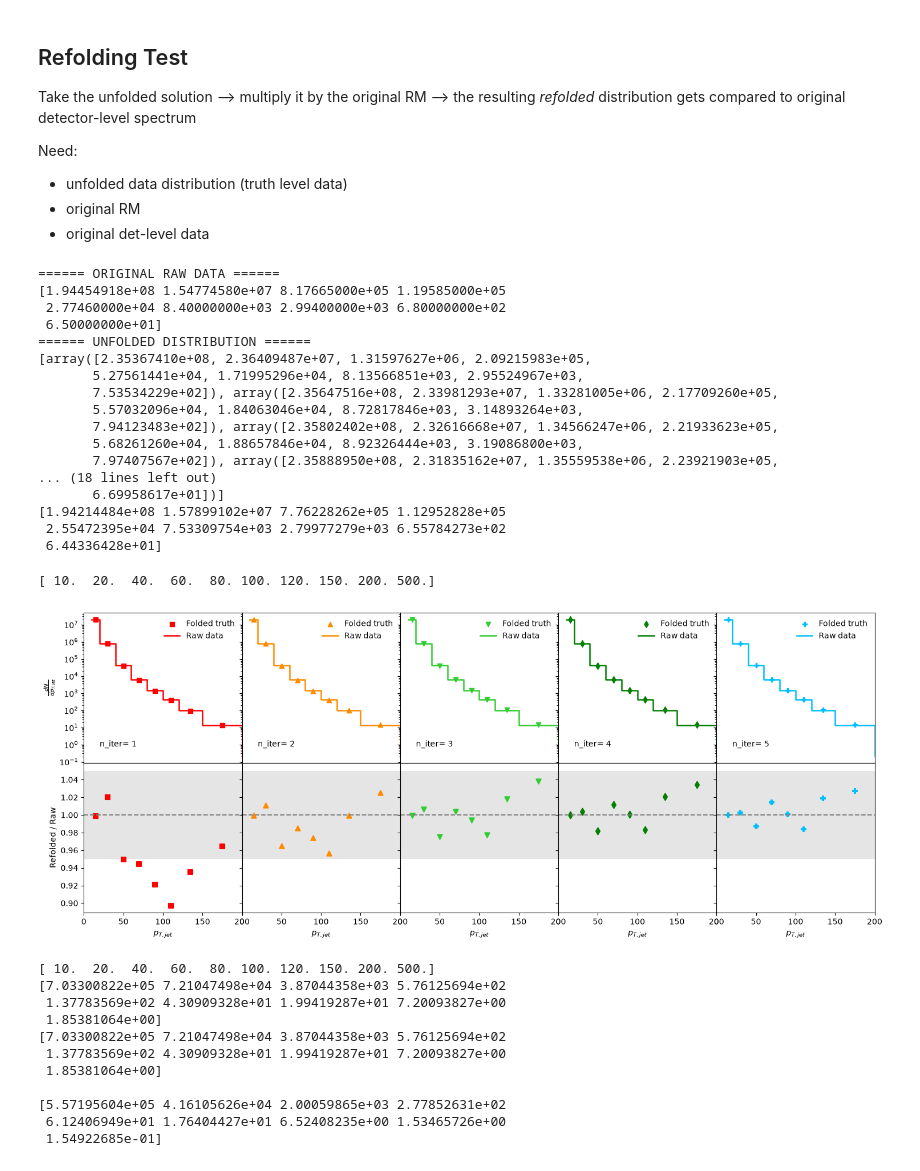
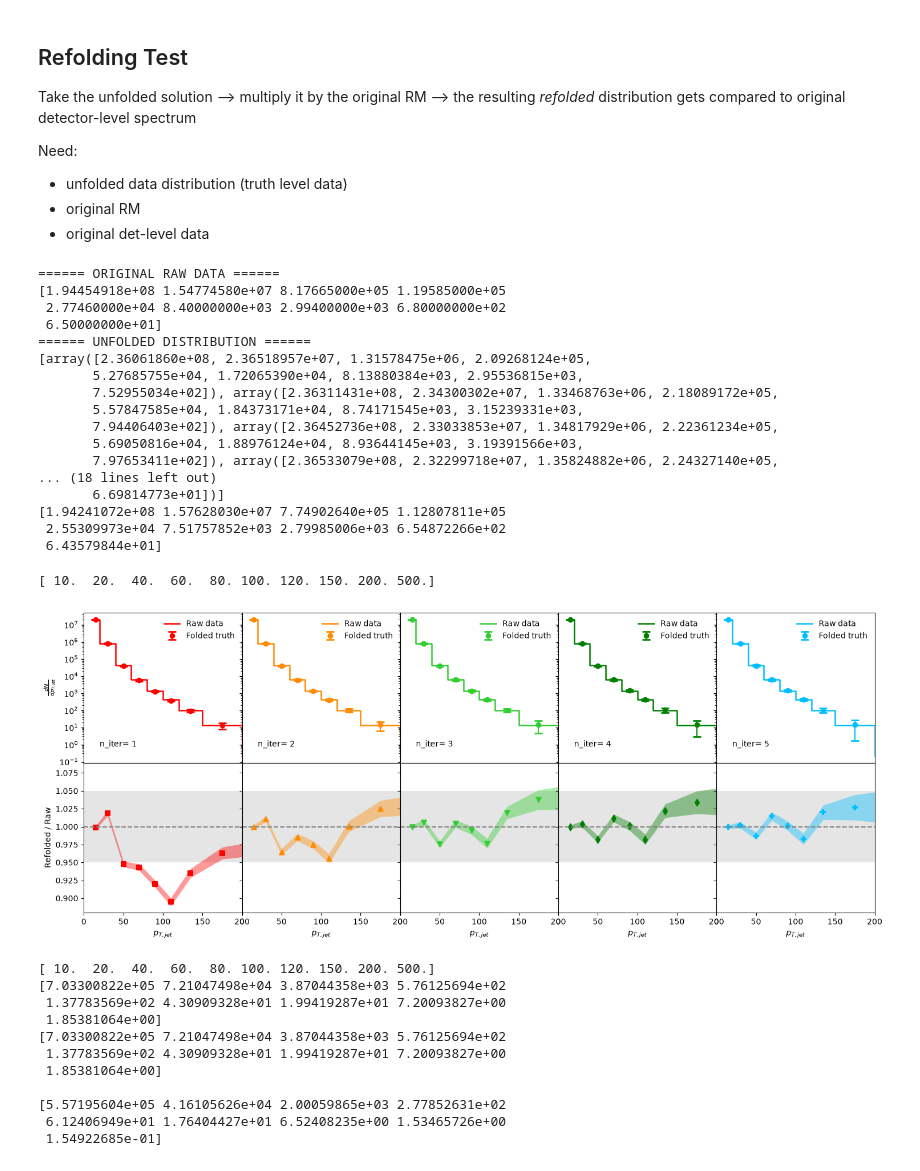
Before and after one commit to y-song/alian, a Jupyter notebook: plots1D_closure_tests.ipynb, the cells around one changed output. Saved outputs shown, nothing was run; the diff lists cells and outputs as text; code cells hidden in the pictures.

Commit message:
drafting more 1D closure tests

```diff
--- a/plots1D_closure_tests.ipynb
+++ b/plots1D_closure_tests.ipynb
@@ -54,10 +54,10 @@ len(binning)
 # file defs, hist imports
 
 f_unfolded = ur.open("/global/cfs/cdirs/alice/blianggi/mypyjetty/storage/jse/rootfiles/unfolding/unfolded1D.root")
-f_preunfold_rm = ur.open("/global/cfs/cdirs/alice/alicepro/hiccup/rstorage/alice/AnalysisResults/blianggi/jse/rms/58919321/response_groomed_forunfolding_merged.root")
-f_preunfold_rm2 = ur.open("/global/cfs/cdirs/alice/alicepro/hiccup/rstorage/alice/AnalysisResults/blianggi/jse/rms/58919321/response_groomed_merged_partial.root")
+f_preunfold_rm = ur.open("/global/cfs/cdirs/alice/alicepro/hiccup/rstorage/alice/AnalysisResults/blianggi/jse/rms/60403841/response_groomed_forunfolding_merged.root")
+f_preunfold_rm2 = ur.open("/global/cfs/cdirs/alice/alicepro/hiccup/rstorage/alice/AnalysisResults/blianggi/jse/rms/60403841/response_groomed_merged_partial.root")
 f_closure_tests = ur.open("/global/cfs/cdirs/alice/blianggi/mypyjetty/storage/jse/rootfiles/unfolding/unfolded1D_tests.root")
-f_raw_data = ur.open("/global/cfs/cdirs/alice/alicepro/hiccup/rstorage/alice/AnalysisResults/blianggi/jse/data/60017705/AnalysisResultsMerged_groomedbins.root")
+f_raw_data = ur.open("/global/cfs/cdirs/alice/alicepro/hiccup/rstorage/alice/AnalysisResults/blianggi/jse/data/60320414/AnalysisResultsMerged_groomedbins.root")
 
 # MC, true [theta0_G]
 h1_gen_all = f_preunfold_rm["jet_all_gen_eff_den_groomed"] #"gen1D"]
@@ -168,7 +168,7 @@ for i in range(1, n_iter+1):
 # if closure:
 #     h1_true = f_preunfold_rm["jet_match_gen_eff_num_groomed"] #"gen1D"]
 # %%
-def plot_closure_test(n_iter, bincenters, binning, binwidths, y_lines, y_points, L_colors, L_markers, label_lines, label_points, unfolding=True):
+def plot_closure_test(n_iter, bincenters, binning, binwidths, y_lines, y_points, y_points_err, L_colors, L_markers, label_lines, label_points, unfolding=True):
     # Plot refolding test in panels, with each panel covering one iteration
 
     fig, axs = plt.subplots(2, 5, figsize=(15, 6), sharex=True, sharey='row', gridspec_kw={'wspace': 0, 'hspace': 0})
@@ -180,8 +180,8 @@ def plot_closure_test(n_iter, bincenters, binning, binwidths, y_lines, y_points,
     for i in range(n_iter):
         # TOP PANEL - DISTRIBUTIONS
         ax = axs[0, i]
-        ax.scatter(bincenters, y_points[i] / binwidths, color=L_colors[i], marker=L_markers[i], label=label_points, lw=1) #"MC matched gen"
-        # ax.errorbar(bincenters[i], y_raw, yerr=theta0_G_err[i], capsize=5, capthick=2, fmt='o', linestyle="None", color=L_colors[i])
+        # ax.scatter(bincenters, y_points[i] / binwidths, color=L_colors[i], marker=L_markers[i], label=label_points, lw=1) #"MC matched gen"
+        ax.errorbar(bincenters, y_points[i] / binwidths, yerr=y_points_err[i], capsize=5, capthick=2, fmt='o', linestyle="None", color=L_colors[i], label=label_points)
         ax.step(binning[:-1], y_lines / binwidths, where="post", color=L_colors[i], label=label_lines, lw=1.8, ls='-') #"Unfolded MC"
 
         info_text = ("n_iter= {}".format(i+1)) #\n")
@@ -209,6 +209,9 @@ def plot_closure_test(n_iter, bincenters, binning, binwidths, y_lines, y_points,
 
         yvals_ratio = safe_divide(y_points[i], y_lines, filler=1)
         ax.scatter(bincenters, yvals_ratio, color=L_colors[i], marker=L_markers[i], lw=1.5) #, where='post')
+        yerrs_ratio = safe_divide(y_points_err[i], y_points[i])
+        ax.fill_between(bincenters, (yvals_ratio-yerrs_ratio), (yvals_ratio+yerrs_ratio), alpha=0.4, edgecolor=L_colors[i], facecolor=L_colors[i], linewidth=0)
+
         ax.axhline(1.0, color='gray', linestyle='--')
         # ax.set_ylim(0.7, 1.3)
 
@@ -693,11 +698,14 @@ Need:
 - original det-level data
 # %%
 proj = lambda a : a.values()
+proj_err = lambda a : a.errors()
+proj_err_unf = lambda a : np.sqrt(a.errors()**2 + a.values())
 
 # Extract 1D array values
 y_raw = h1_raw.values() if hasattr(h1_raw, "values") else h1_raw
 y_unfolded = [proj(a) for a in h1_unfolded]
 y_refolded = [proj(a) for a in h1_refolded]
+y_refolded_err = [proj_err(a) for a in h1_refolded]
 # y_refolded_noeffpur = [proj(a) for a in h1_refolded_noeffpur]
 
 
@@ -708,7 +716,6 @@ y_refolded = [proj(a) for a in h1_refolded]
 
 
 
-
 # # Get 2D matrix array from ROOT/uproot (shape: [N_reco, N_gen])
 # rm_matrix = matrix1D.values() if hasattr(matrix1D, "values") else matrix1D
 # %%
@@ -731,18 +738,18 @@ print(y_refolded[0])
  2.77460000e+04 8.40000000e+03 2.99400000e+03 6.80000000e+02
  6.50000000e+01]
 ====== UNFOLDED DISTRIBUTION ======
-[array([2.35367410e+08, 2.36409487e+07, 1.31597627e+06, 2.09215983e+05,
-       5.27561441e+04, 1.71995296e+04, 8.13566851e+03, 2.95524967e+03,
-       7.53534229e+02]), array([2.35647516e+08, 2.33981293e+07, 1.33281005e+06, 2.17709260e+05,
-       5.57032096e+04, 1.84063046e+04, 8.72817846e+03, 3.14893264e+03,
-       7.94123483e+02]), array([2.35802402e+08, 2.32616668e+07, 1.34566247e+06, 2.21933623e+05,
-       5.68261260e+04, 1.88657846e+04, 8.92326444e+03, 3.19086800e+03,
-       7.97407567e+02]), array([2.35888950e+08, 2.31835162e+07, 1.35559538e+06, 2.23921903e+05,
+[array([2.36061860e+08, 2.36518957e+07, 1.31578475e+06, 2.09268124e+05,
+       5.27685755e+04, 1.72065390e+04, 8.13880384e+03, 2.95536815e+03,
+       7.52955034e+02]), array([2.36311431e+08, 2.34300302e+07, 1.33468763e+06, 2.18089172e+05,
+       5.57847585e+04, 1.84373171e+04, 8.74171545e+03, 3.15239331e+03,
+       7.94406403e+02]), array([2.36452736e+08, 2.33033853e+07, 1.34817929e+06, 2.22361234e+05,
+       5.69050816e+04, 1.88976124e+04, 8.93644145e+03, 3.19391566e+03,
+       7.97653411e+02]), array([2.36533079e+08, 2.32299718e+07, 1.35824882e+06, 2.24327140e+05,
 ... (18 lines left out)
-       6.69958617e+01])]
-[1.94214484e+08 1.57899102e+07 7.76228262e+05 1.12952828e+05
- 2.55472395e+04 7.53309754e+03 2.79977279e+03 6.55784273e+02
- 6.44336428e+01]
+       6.69814773e+01])]
+[1.94241072e+08 1.57628030e+07 7.74902640e+05 1.12807811e+05
+ 2.55309973e+04 7.51757852e+03 2.79985006e+03 6.54872266e+02
+ 6.43579844e+01]
 # %%
 # Binning setup & Plotting
 n_bins_true = 9
@@ -755,9 +762,9 @@ print(binning)
 [ 10.  20.  40.  60.  80. 100. 120. 150. 200. 500.]
 # %%
 # Data refolding - w/ purity + efficiency corrections
-plot_closure_test(n_iter, bincenters, binning, binwidths, y_raw, y_refolded, L_colors, L_markers, "Raw data", "Folded truth", False)
+plot_closure_test(n_iter, bincenters, binning, binwidths, y_raw, y_refolded, y_refolded_err, L_colors, L_markers, "Raw data", "Folded truth", False)
 # %% [output]
-[figure, old version]
+[figure, new version]
 # %%
 # Binning setup & Plotting
 
```
Also changed, not shown: parts of 2 cells of this notebook, 11 other files.
